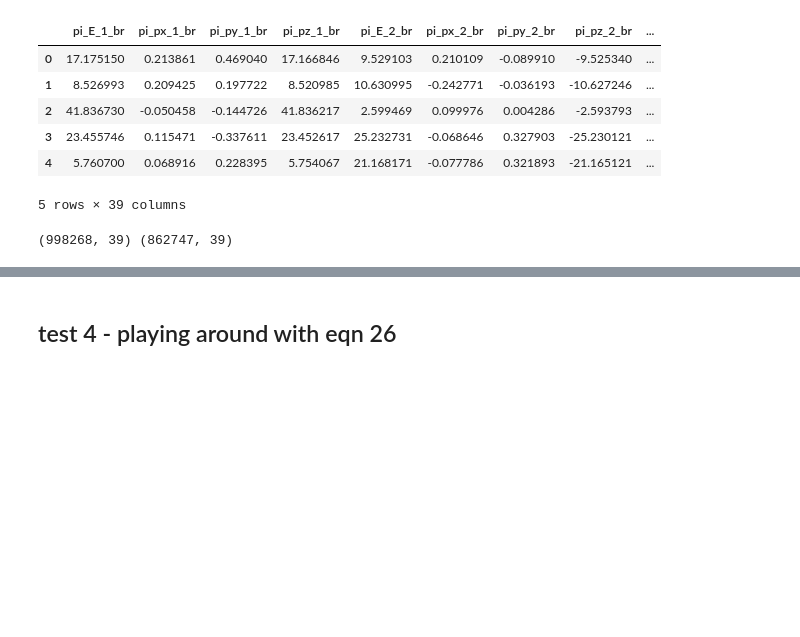
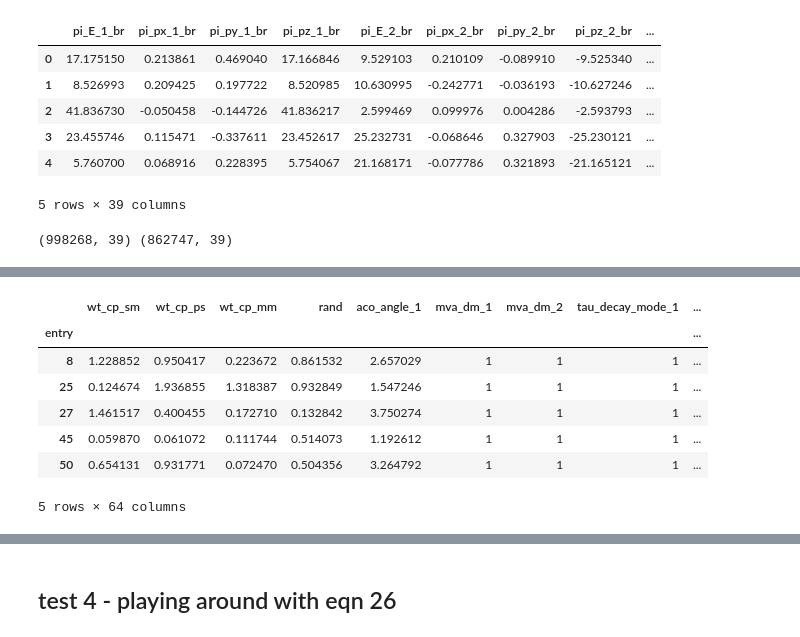
Before and after one commit to stanleyycheung/MSci-Project-HiggsTauTau, a Jupyter notebook: stanley/testing.ipynb, the cells around one changed output, grey strips where cells are left out. Cells and saved outputs as stored; diff of their text form; code cells hidden in the pictures; blank space fills up the shorter version.

```diff
--- a/stanley/testing.ipynb
+++ b/stanley/testing.ipynb
@@ -338,0 +355,2 @@ print(df.shape, df_red.shape)
+# %%
+debug_2 = pd.read_pickle('../shared/misc/debugging_2.pkl')
@@ -338,0 +374,11 @@ print(df.shape, df_red.shape)
+# %%
+debug_2.head()
+# %% [output]
+|  | wt_cp_sm | wt_cp_ps | wt_cp_mm | rand | aco_angle_1 | mva_dm_1 | mva_dm_2 | tau_decay_mode_1 | ... |
+| entry |  |  |  |  |  |  |  |  | ... |
+| 8 | 1.228852 | 0.950417 | 0.223672 | 0.861532 | 2.657029 | 1 | 1 | 1 | ... |
+| 25 | 0.124674 | 1.936855 | 1.318387 | 0.932849 | 1.547246 | 1 | 1 | 1 | ... |
+| 27 | 1.461517 | 0.400455 | 0.172710 | 0.132842 | 3.750274 | 1 | 1 | 1 | ... |
+| 45 | 0.059870 | 0.061072 | 0.111744 | 0.514073 | 1.192612 | 1 | 1 | 1 | ... |
+| 50 | 0.654131 | 0.931771 | 0.072470 | 0.504356 | 3.264792 | 1 | 1 | 1 | ... |
+5 rows × 64 columns
```
Also changed, not shown: parts of 9 cells of this notebook, 4 other files.
